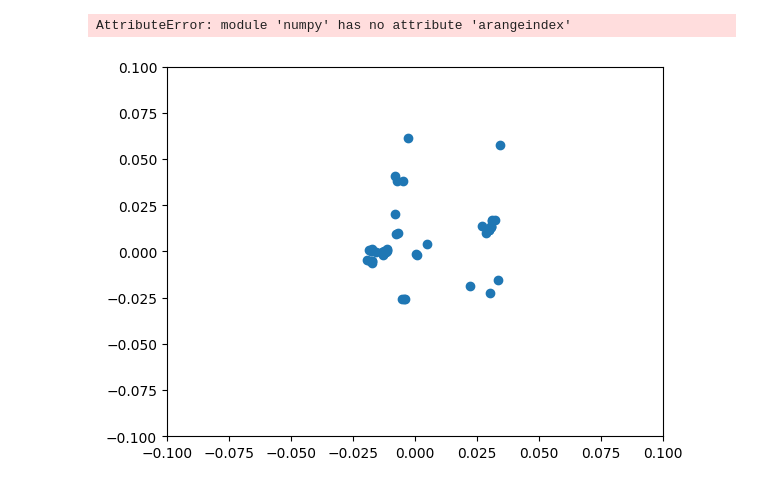
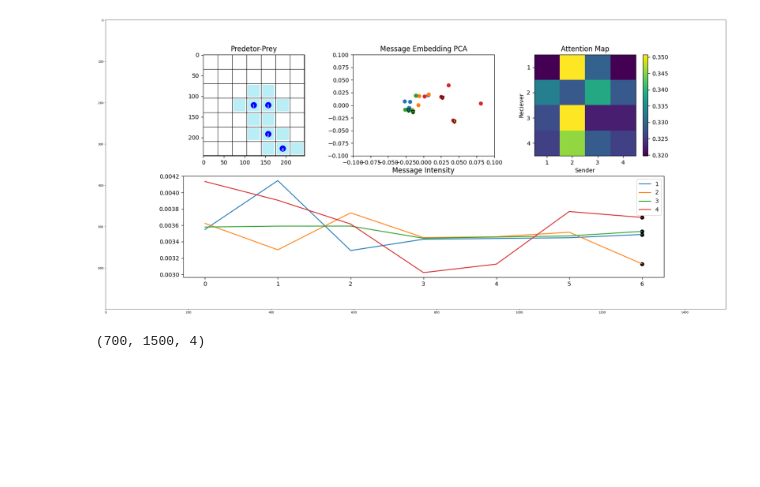
Before and after one commit to Sayantan0013/marl-indep-comm, a Jupyter notebook: param_share/analysis/Analysis.ipynb, the cells around one changed output. Saved outputs shown, nothing was run; the diff lists cells and outputs as text; code cells hidden in the pictures; blank space fills up the shorter version.

```diff
--- a/param_share/analysis/Analysis.ipynb
+++ b/param_share/analysis/Analysis.ipynb
@@ -9,16 +10,18 @@ import numpy as np
 import torch
 # %%
-with open('dumps/dump_2024-10-11 16:09:22.148791-2-prey_captured.pkl','rb') as f:
+# with open('dumps/diag/dump_2024-11-04 11:28:27.986132-2-prey_captured.pkl','rb') as f:
+with open('dumps/8x8_4_2_0.5_0.075/2024-11-17 23:08:11.919134-2-prey_captured.pkl','rb') as f:
     dump = pickle.load(f)
 # %%
-msg_array, obs_array, views, prey_pos, agent_pos = [],[],[],[],[]
+msg_array, obs_array, views, prey_pos, agent_pos, alphas = [],[],[],[],[], []
 for d in dump:
-    obs, all_msg, view, p, a = d
+    obs, all_msg, view, alpha, p, a = d
     msg_array.append(all_msg)
     obs_array.append(obs)
     views.append(view)
     prey_pos.append(p)
     agent_pos.append(a)
+    alphas.append(torch.stack(alpha))
 # %%
 msg = torch.cat(msg_array,axis=0).detach().cpu()
 obs_array = np.array(obs_array)
@@ -75,24 +104,0 @@ interactive(children=(IntSlider(value=0, description='index', max=40), Output())
-# %%
-pca = PCA(n_components=2)
-
-pca.fit_transform(msg.reshape(-1,10))
-
-plt.xlim(-0.1,0.1)
-plt.ylim(-0.1,0.1)
-
-# Specify interest region
-start_time = 0
-end_time = 47
-
-agent_0_comm = pca.transform(msg[:,0])
-agent_1_comm = pca.transform(msg[:,1])
-agent_2_comm = pca.transform(msg[:,2])
-agent_3_comm = pca.transform(msg[:,3])
-
-plt.scatter(*(agent_0_comm[np.arange(start_time,end_time)].T))
-plt.scatter(*(agent_1_comm[np.arangeindex(start_time,end_time)].T))
-plt.scatter(*(agent_2_comm[np.arange(start_time,end_time)].T))
-plt.scatter(*(agent_3_comm[np.arange(start_time,end_time)].T))
-# %% [output]
-AttributeError: module 'numpy' has no attribute 'arangeindex'
-[figure, removed]
@@ -98,0 +185,4 @@ AttributeError: module 'numpy' has no attribute 'arangeindex'
+# %%
+write_animation(frames,'test.mp4')
+# %% [output]
+[figure, added]
@@ -98,0 +191,4 @@ AttributeError: module 'numpy' has no attribute 'arangeindex'
+# %%
+frames[0].shape
+# %% [output]
+(700, 1500, 4)
```
Also changed, not shown: parts of 8 cells of this notebook.
